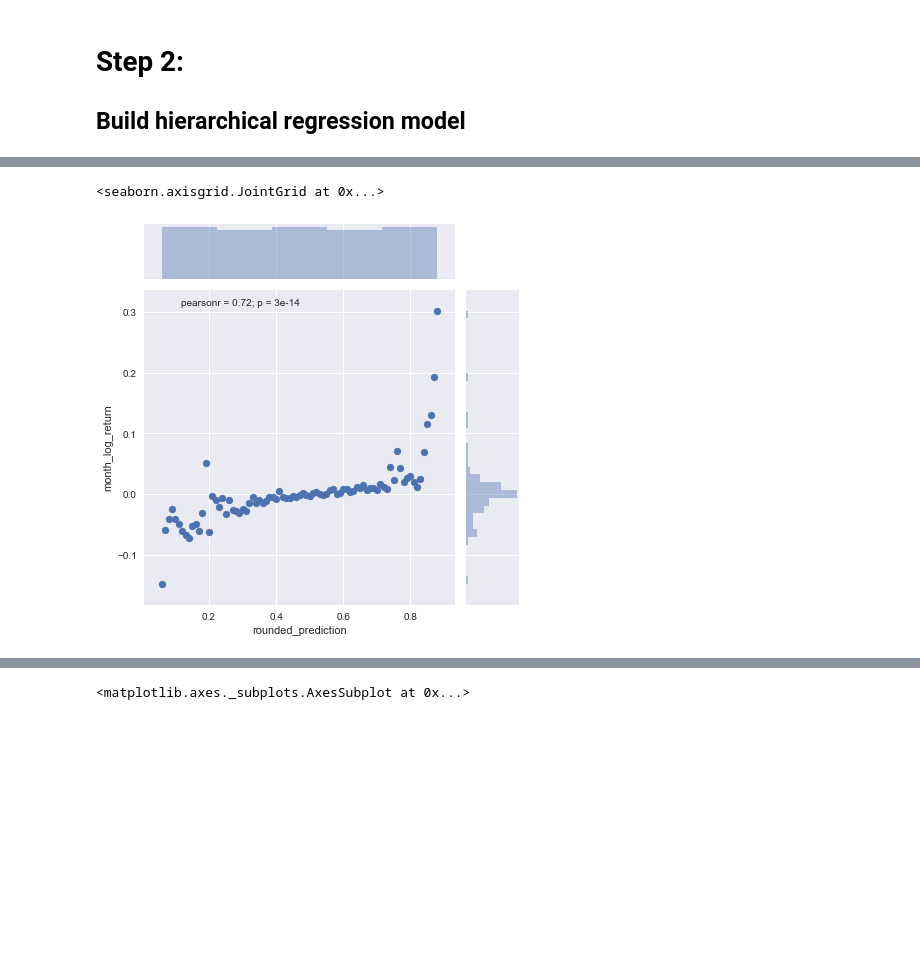
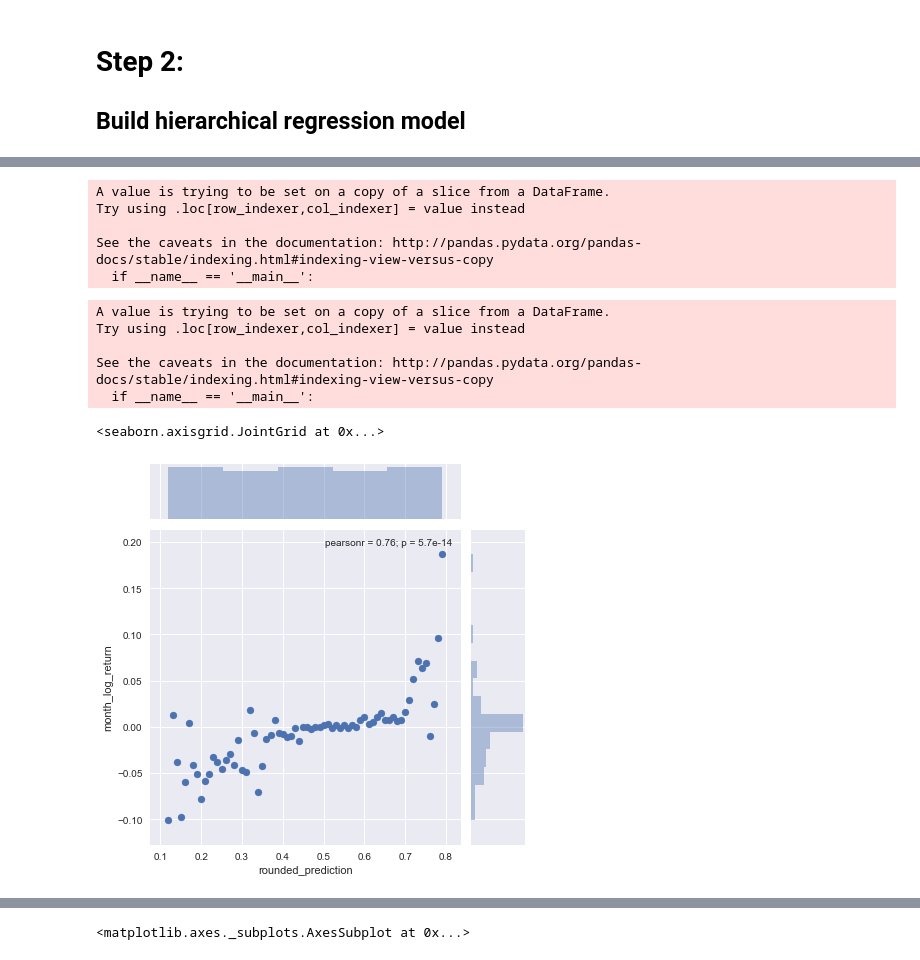
Before and after one commit to bglick13/Bayesian-Stock-Models, a Jupyter notebook: Fuckity Value Solutions.ipynb, the cells around one changed output, grey strips where cells are left out. Drawn from its saved outputs; the diff is of its cells as text; code cells hidden in the pictures; blank space fills up the shorter version.

Commit message:
about to maybe break value

```diff
--- a/Fuckity Value Solutions.ipynb
+++ b/Fuckity Value Solutions.ipynb
@@ -121,6 +123,20 @@ def vol_category_helper(row, *args):
         return 2
     else:
         return 3
+# %%
+def corr_helper(row, *args):
+    correl = args[0]
+    try:
+        return correl['SPY'][row.Date][row.ticker]
+    except KeyError:
+        return np.nan
+# %%
+def beta_helper(row, *args):
+    spy = args[0]
+    try:
+        return (row['corr'] * row['vol']) / spy.loc[row['Date'], 'vol']
+    except KeyError:
+        return np.nan
 # %%
 def build_prices_dfs(tickers, n_categories=3):
     out = dict()
@@ -206,5 +243,14 @@ array([0, 0, 0, 1, 1, 1, 1, 1, 1, 1, 0, 0, 2, 0, 1, 1, 1, 0, 0, 1, 1, 0, 1,
 # %%
 prices, combined = build_prices_dfs(tickers, 3)
+
+slow_window = 252 * 3
+for ticker in combined['ticker'].unique():
+    combined.loc[combined['ticker'] == ticker, 'slow'] =\
+    combined.loc[combined['ticker'] == ticker, 'Close'].rolling(slow_window).mean()
+
+combined['value'] = pd.to_numeric((combined['Close'] - combined['slow']) / combined['slow'])
+combined = combined.dropna()
+
 
 category_encodings = dict((c, i) for i, c in enumerate(combined['category'].unique()))
 asset_encodings = dict((a, i) for i, a in enumerate(combined['asset_type'].unique()))
@@ -222,14 +268,9 @@ n_assets = len(asset_encodings)
 n_categories = len(np.unique(sec_category_map))
 n_securities = len(security_encodings)
 
+train, test = train_test_split(combined, test_size=.3)
+
 with pm.Model() as model:
-    slow_window = 252 * 3
-    for ticker in combined['ticker'].unique():
-        combined.loc[combined['ticker'] == ticker, 'slow'] =\
-        combined.loc[combined['ticker'] == ticker, 'Close'].rolling(slow_window).mean()
-
-    combined['value'] = pd.to_numeric((combined['Close'] - combined['slow']) / combined['slow'])
-    combined = combined.dropna()
 
     a_category_mu = pm.StudentT('a_category_mu', mu=0, sd=3, nu=1)
     a_category_sd = pm.HalfCauchy('a_category_sd', 2)
@@ -250,9 +291,9 @@ with pm.Model() as model:
     b_sec = pm.Uniform('b_security', -1, 1, shape=n_securities)
 
     # Forward returns ~ Indicator * slope + intercept
-    y_est = (combined['value'].values * a_sec[combined['security_enc'].values] + b_sec[combined['security_enc'].values])
+    y_est = (train['value'].values * a_sec[train['security_enc'].values] + b_sec[train['security_enc'].values])
     epsilon = pm.Uniform('epsilon', 1, 5)
     nu = pm.Uniform('nu', 1, 20)
 
-    likelihood = pm.StudentT('likelihood', nu=nu, mu=y_est, sd=epsilon, observed=combined['month_log_return'].values)
-    trace = pm.sample(1000, init='advi', n_init=50000, step=pm.NUTS())
+    likelihood = pm.StudentT('likelihood', nu=nu, mu=y_est, sd=epsilon, observed=train['ra_month_return'].values)
+    trace = pm.sample(500, init='advi', n_init=50000, step=pm.NUTS())
@@ -269,11 +310,22 @@ def calc_prediction_helper(row):
     a = (row.value * trace['a_security'][:, row.security_enc] + trace['b_security'][:, row.security_enc])
     return np.mean(a > 0)
 # %%
-combined['prediction'] = combined.apply(calc_prediction_helper, axis=1)
+test['prediction'] = test.apply(calc_prediction_helper, axis=1)
+# %% [output]
+A value is trying to be set on a copy of a slice from a DataFrame.
+Try using .loc[row_indexer,col_indexer] = value instead
+
+See the caveats in the documentation: http://pandas.pydata.org/pandas-docs/stable/indexing.html#indexing-view-versus-copy
+  if __name__ == '__main__':
 # %%
-combined['rounded_prediction'] = combined['prediction'].round(2)
-sns.jointplot(combined.groupby('rounded_prediction').mean()['month_log_return'].index, combined.groupby('rounded_prediction').mean()['month_log_return'])
+test['rounded_prediction'] = test['prediction'].round(2)
+sns.jointplot(test.groupby('rounded_prediction').mean()['month_log_return'].index, test.groupby('rounded_prediction').mean()['month_log_return'])
 # %% [output]
-<seaborn.axisgrid.JointGrid at 0x...>
+A value is trying to be set on a copy of a slice from a DataFrame.
+Try using .loc[row_indexer,col_indexer] = value instead
+
+See the caveats in the documentation: http://pandas.pydata.org/pandas-docs/stable/indexing.html#indexing-view-versus-copy
+  if __name__ == '__main__':
+<seaborn.axisgrid.JointGrid at 0x...>
-[figure, old version]
+[figure, new version]
 # %%
```
Also changed, not shown: parts of 21 cells of this notebook, 1 other file.
